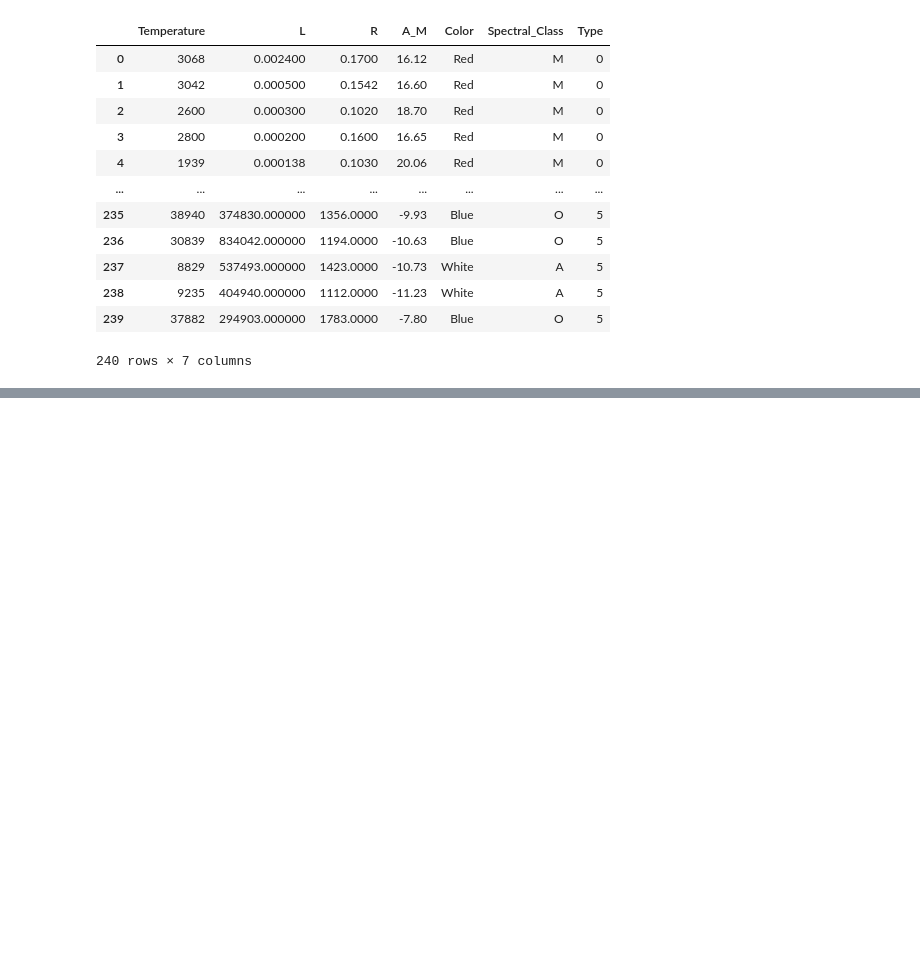
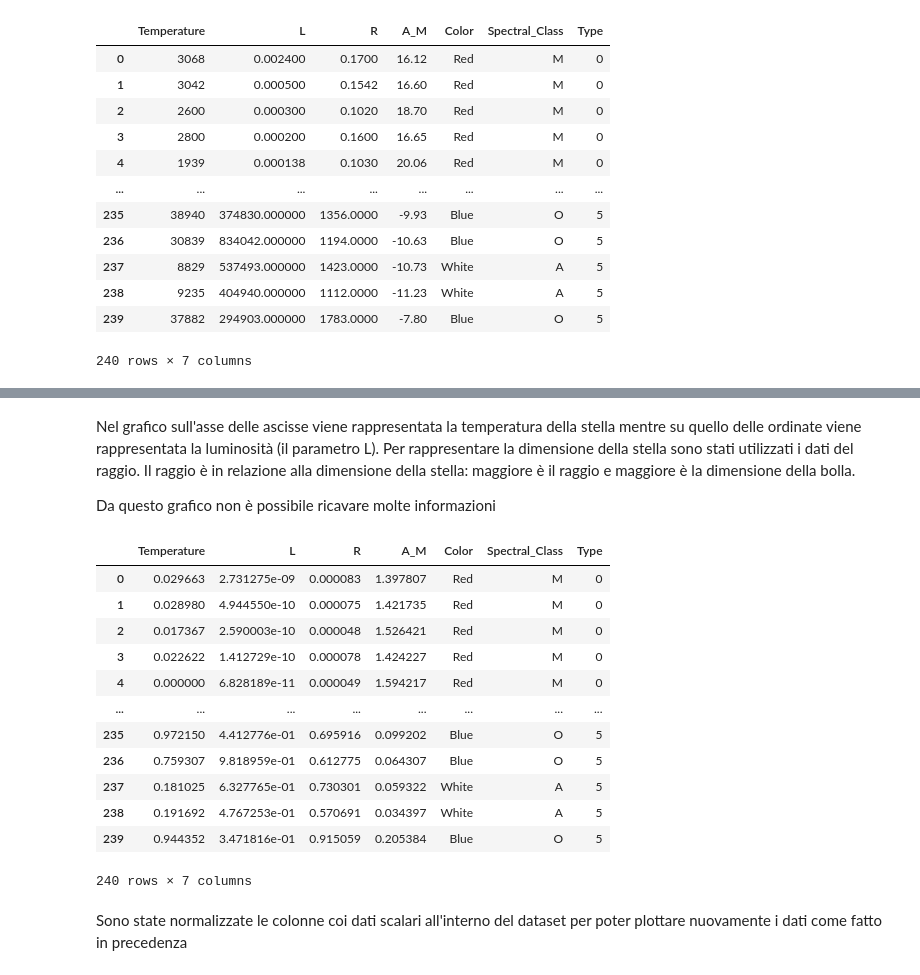
Before and after one commit to riccardomirarchi/nasastarsclassification, a Jupyter notebook: plots.ipynb, the cells around one changed output, grey strips where cells are left out. Drawn from its saved outputs; the diff is of its cells as text; code cells hidden in the pictures; blank space fills up the shorter version.

```diff
--- a/plots.ipynb
+++ b/plots.ipynb
@@ -22,0 +78,27 @@ dataset
+# %% [markdown]
+Nel grafico sull'asse delle ascisse viene rappresentata la temperatura della stella mentre su quello delle ordinate viene rappresentata la luminosità (il parametro L). Per rappresentare la dimensione della stella sono stati utilizzati i dati del raggio. Il raggio è in relazione alla dimensione della stella: maggiore è il raggio e maggiore è la dimensione della bolla.
+
+Da questo grafico non è possibile ricavare molte informazioni
+# %%
+dataset['Temperature'] = (dataset['Temperature'] - dataset['Temperature'].min()) / (dataset['Temperature'].max() - dataset['Temperature'].min())
+dataset['L'] = (dataset['L'] - dataset['L'].min()) / (dataset['L'].max() - dataset['Temperature'].min())
+dataset['R'] = (dataset['R'] - dataset['R'].min()) / (dataset['R'].max() - dataset['Temperature'].min())
+dataset['A_M'] = (dataset['A_M'] - dataset['A_M'].min()) / (dataset['A_M'].max() - dataset['Temperature'].min())
+
+dataset
+# %% [output]
+|  | Temperature | L | R | A_M | Color | Spectral_Class | Type |
+| 0 | 0.029663 | 2.731275e-09 | 0.000083 | 1.397807 | Red | M | 0 |
+| 1 | 0.028980 | 4.944550e-10 | 0.000075 | 1.421735 | Red | M | 0 |
+| 2 | 0.017367 | 2.590003e-10 | 0.000048 | 1.526421 | Red | M | 0 |
+| 3 | 0.022622 | 1.412729e-10 | 0.000078 | 1.424227 | Red | M | 0 |
+| 4 | 0.000000 | 6.828189e-11 | 0.000049 | 1.594217 | Red | M | 0 |
+| ... | ... | ... | ... | ... | ... | ... | ... |
+| 235 | 0.972150 | 4.412776e-01 | 0.695916 | 0.099202 | Blue | O | 5 |
+| 236 | 0.759307 | 9.818959e-01 | 0.612775 | 0.064307 | Blue | O | 5 |
+| 237 | 0.181025 | 6.327765e-01 | 0.730301 | 0.059322 | White | A | 5 |
+| 238 | 0.191692 | 4.767253e-01 | 0.570691 | 0.034397 | White | A | 5 |
+| 239 | 0.944352 | 3.471816e-01 | 0.915059 | 0.205384 | Blue | O | 5 |
+240 rows × 7 columns
+# %% [markdown]
+Sono state normalizzate le colonne coi dati scalari all'interno del dataset per poter plottare nuovamente i dati come fatto in precedenza
```
Also changed, not shown: parts of 11 cells of this notebook.
